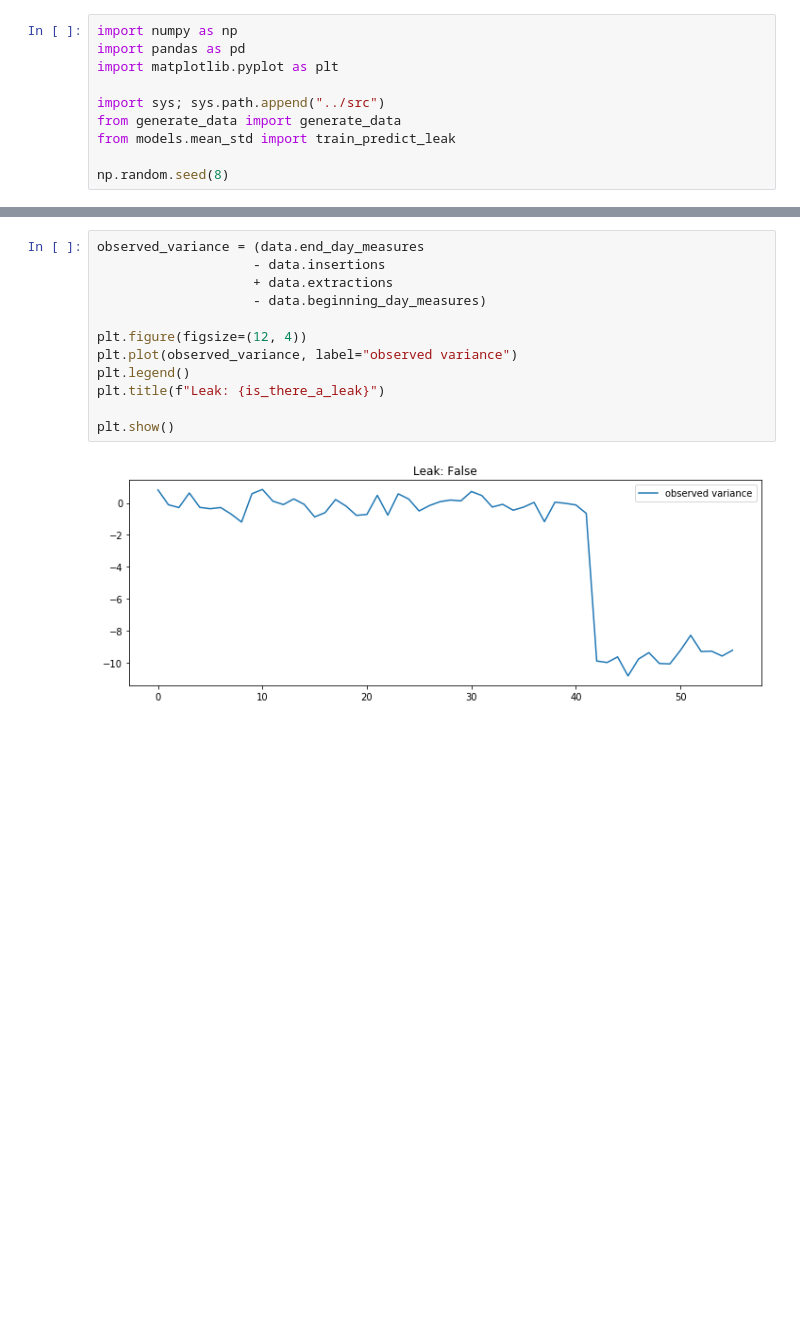
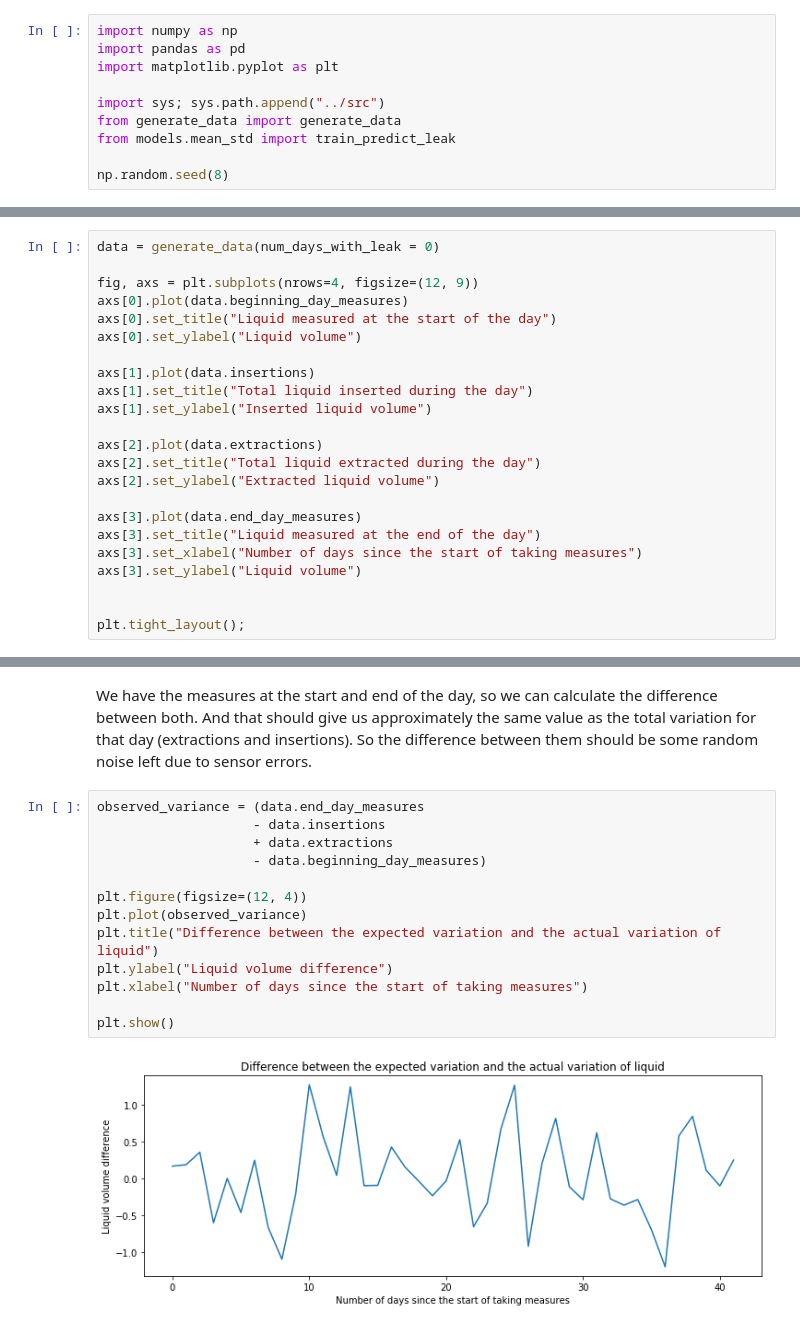
Before and after one commit to carlosdg/LeakDetection, a Jupyter notebook: notebooks/notebook.ipynb, the cells around one changed output, grey strips where cells are left out. Cells and saved outputs as stored; diff of their text form; blank space fills up the shorter version.

```diff
--- a/notebooks/notebook.ipynb
+++ b/notebooks/notebook.ipynb
@@ -20,0 +31,23 @@ plt.plot(data.end_day_measures)
+# %%
+data = generate_data(num_days_with_leak = 0)
+
+fig, axs = plt.subplots(nrows=4, figsize=(12, 9))
+axs[0].plot(data.beginning_day_measures)
+axs[0].set_title("Liquid measured at the start of the day")
+axs[0].set_ylabel("Liquid volume")
+
+axs[1].plot(data.insertions)
+axs[1].set_title("Total liquid inserted during the day")
+axs[1].set_ylabel("Inserted liquid volume")
+
+axs[2].plot(data.extractions)
+axs[2].set_title("Total liquid extracted during the day")
+axs[2].set_ylabel("Extracted liquid volume")
+
+axs[3].plot(data.end_day_measures)
+axs[3].set_title("Liquid measured at the end of the day")
+axs[3].set_xlabel("Number of days since the start of taking measures")
+axs[3].set_ylabel("Liquid volume")
+
+
+plt.tight_layout();
@@ -21,14 +56,17 @@ plt.plot(data.end_day_measures)
+# %% [markdown]
+We have the measures at the start and end of the day, so we can calculate the difference between both. And that should give us approximately the same value as the total variation for that day (extractions and insertions). So the difference between them should be some random noise left due to sensor errors.
 # %%
 observed_variance = (data.end_day_measures
                     - data.insertions
                     + data.extractions
                     - data.beginning_day_measures)
 
 plt.figure(figsize=(12, 4))
-plt.plot(observed_variance, label="observed variance")
-plt.legend()
-plt.title(f"Leak: {is_there_a_leak}")
+plt.plot(observed_variance)
+plt.title("Difference between the expected variation and the actual variation of liquid")
+plt.ylabel("Liquid volume difference")
+plt.xlabel("Number of days since the start of taking measures")
 
 plt.show()
 # %% [output]
-[figure, old version]
+[figure, new version]
```
Also changed, not shown: parts of 13 cells of this notebook, 2 other files.
